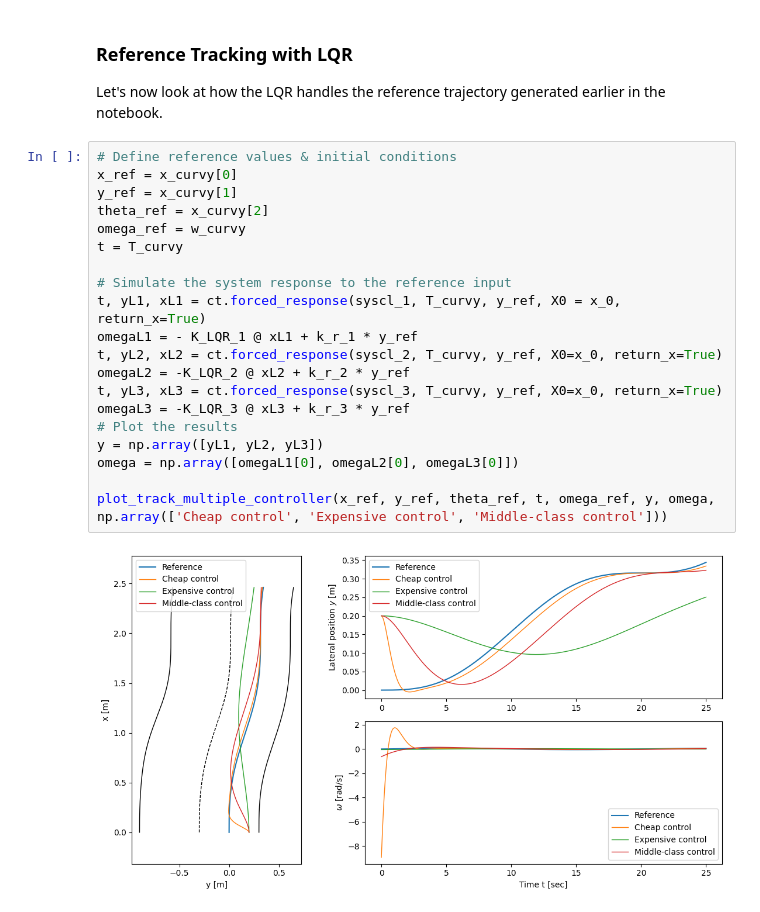
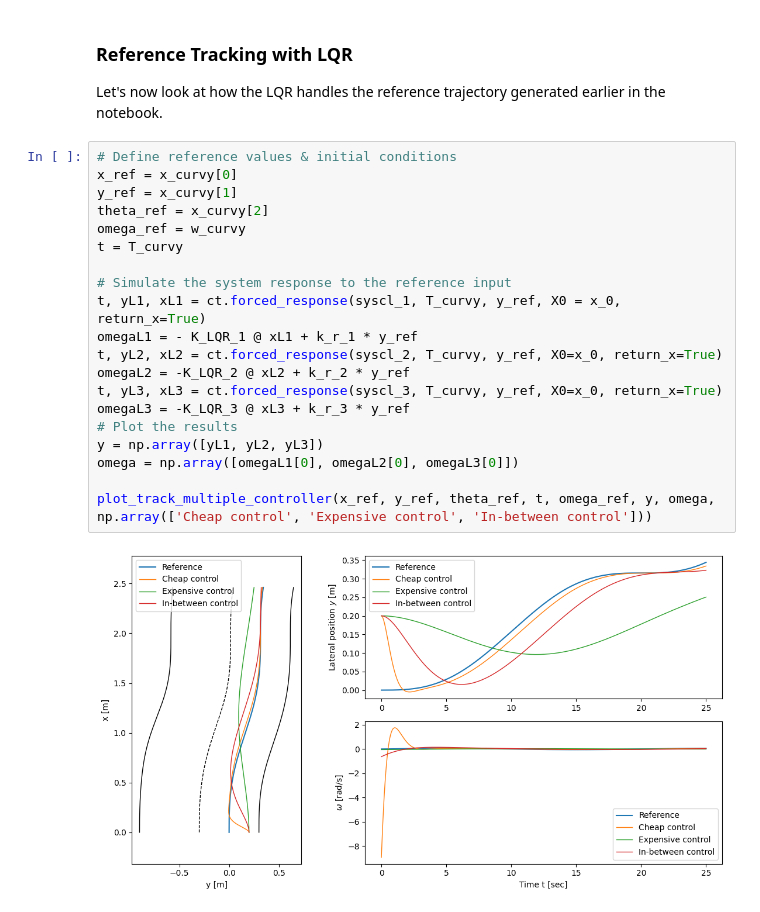
Before and after one commit to idsc-frazzoli/CS2-2024-notebooks, a Jupyter notebook: ps04_new/CSII_2024_state_feedback_lqr.ipynb, the cells around one changed output. Cells and saved outputs as stored; diff of their text form.

```diff
--- a/ps04_new/CSII_2024_state_feedback_lqr.ipynb
+++ b/ps04_new/CSII_2024_state_feedback_lqr.ipynb
@@ -711,22 +704,22 @@ Let's now look at how the LQR handles the reference trajectory generated earlier
 # %%
 # Define reference values & initial conditions
 x_ref = x_curvy[0]
 y_ref = x_curvy[1]
 theta_ref = x_curvy[2]
 omega_ref = w_curvy
 t = T_curvy
 
 # Simulate the system response to the reference input
 t, yL1, xL1 = ct.forced_response(syscl_1, T_curvy, y_ref, X0 = x_0, return_x=True)
 omegaL1 = - K_LQR_1 @ xL1 + k_r_1 * y_ref
 t, yL2, xL2 = ct.forced_response(syscl_2, T_curvy, y_ref, X0=x_0, return_x=True)
 omegaL2 = -K_LQR_2 @ xL2 + k_r_2 * y_ref
 t, yL3, xL3 = ct.forced_response(syscl_3, T_curvy, y_ref, X0=x_0, return_x=True)
 omegaL3 = -K_LQR_3 @ xL3 + k_r_3 * y_ref
 # Plot the results
 y = np.array([yL1, yL2, yL3])
 omega = np.array([omegaL1[0], omegaL2[0], omegaL3[0]])
 
-plot_track_multiple_controller(x_ref, y_ref, theta_ref, t, omega_ref, y, omega, np.array(['Cheap control', 'Expensive control', 'Middle-class control']))
+plot_track_multiple_controller(x_ref, y_ref, theta_ref, t, omega_ref, y, omega, np.array(['Cheap control', 'Expensive control', 'In-between control']))
 # %% [output]
-[figure, old version]
+[figure, new version]
```
Also changed, not shown: parts of 17 cells of this notebook.
